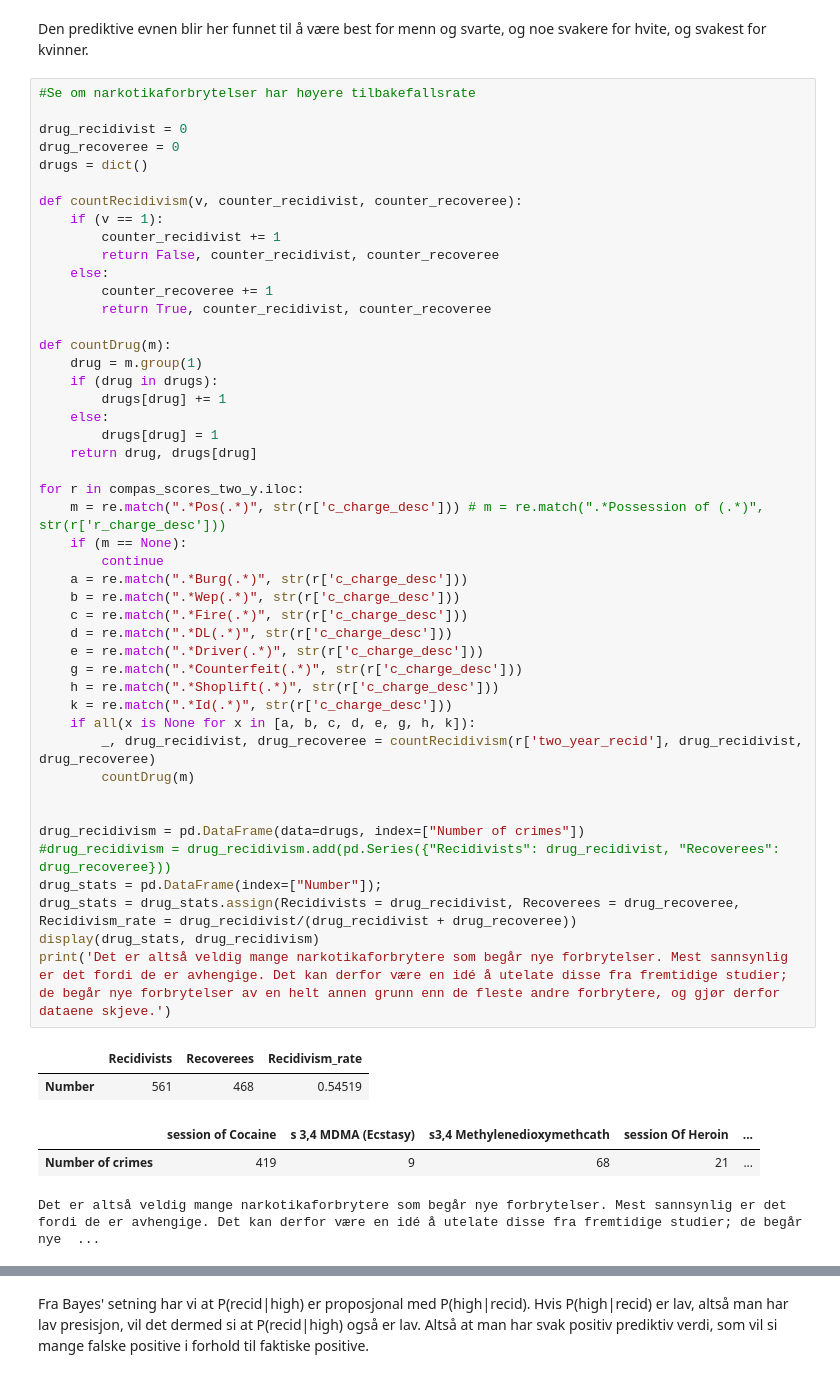
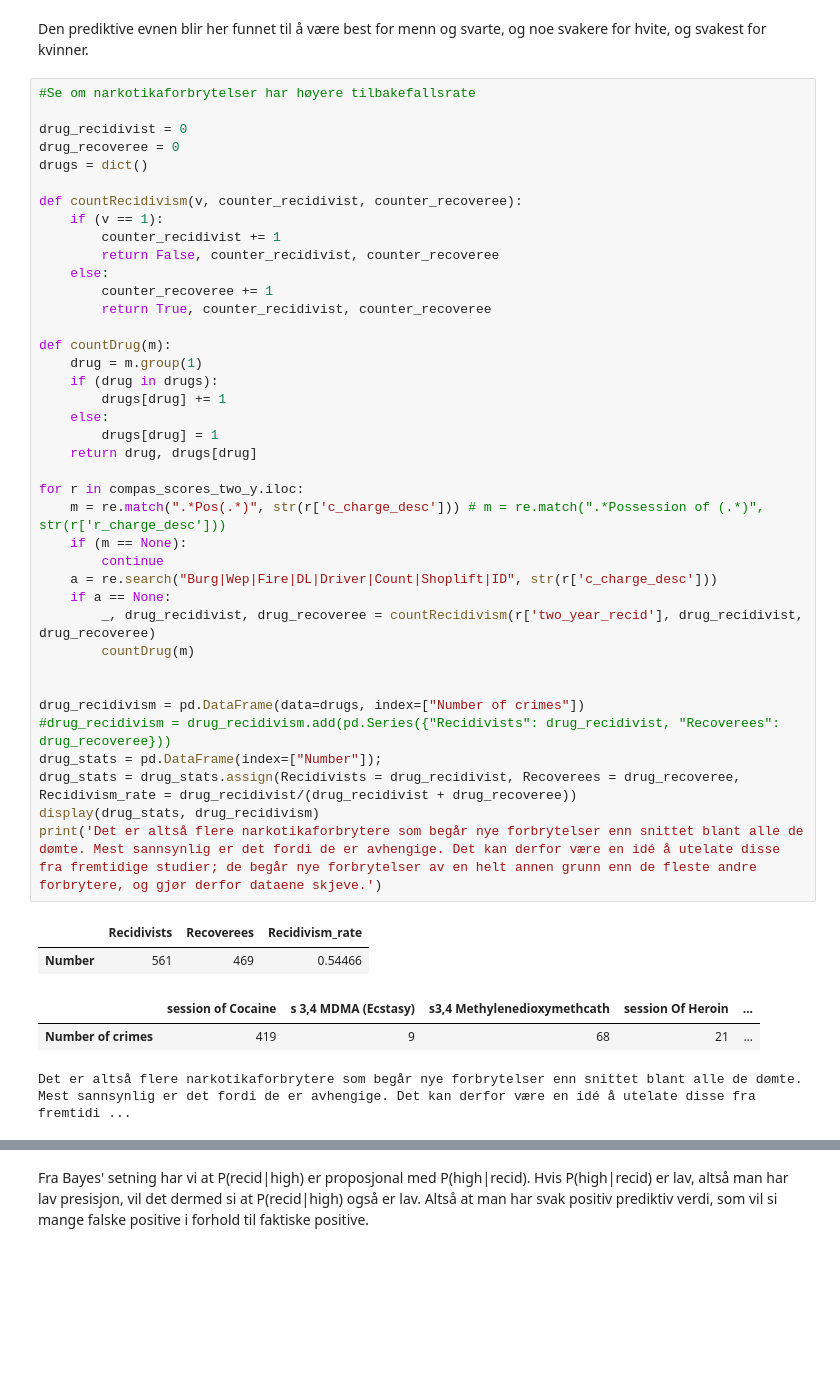
Before and after one commit to Fredstandal/HON2200_prosjekt_1, a Jupyter notebook: COMPAS data investigation.ipynb, the cells around one changed output, grey strips where cells are left out. Saved outputs shown, nothing was run; the diff lists cells and outputs as text; blank space fills up the shorter version.

```diff
--- a/COMPAS data investigation.ipynb
+++ b/COMPAS data investigation.ipynb
@@ -156,45 +156,38 @@ def countRecidivism(v, counter_recidivist, counter_recoveree):
     if (v == 1):
         counter_recidivist += 1
         return False, counter_recidivist, counter_recoveree
     else:
         counter_recoveree += 1
         return True, counter_recidivist, counter_recoveree
 
 def countDrug(m):
     drug = m.group(1)
     if (drug in drugs):
         drugs[drug] += 1
     else:
         drugs[drug] = 1
     return drug, drugs[drug]
 
 for r in compas_scores_two_y.iloc:
     m = re.match(".*Pos(.*)", str(r['c_charge_desc'])) # m = re.match(".*Possession of (.*)", str(r['r_charge_desc']))
     if (m == None):
         continue
-    a = re.match(".*Burg(.*)", str(r['c_charge_desc']))
-    b = re.match(".*Wep(.*)", str(r['c_charge_desc']))
-    c = re.match(".*Fire(.*)", str(r['c_charge_desc']))
-    d = re.match(".*DL(.*)", str(r['c_charge_desc']))
-    e = re.match(".*Driver(.*)", str(r['c_charge_desc']))
-    g = re.match(".*Counterfeit(.*)", str(r['c_charge_desc']))
-    h = re.match(".*Shoplift(.*)", str(r['c_charge_desc']))
-    k = re.match(".*Id(.*)", str(r['c_charge_desc']))
-    if all(x is None for x in [a, b, c, d, e, g, h, k]):
+    a = re.search("Burg|Wep|Fire|DL|Driver|Count|Shoplift|ID", str(r['c_charge_desc']))
+    if a == None:
         _, drug_recidivist, drug_recoveree = countRecidivism(r['two_year_recid'], drug_recidivist, drug_recoveree)
         countDrug(m)
 
 
 drug_recidivism = pd.DataFrame(data=drugs, index=["Number of crimes"])
 #drug_recidivism = drug_recidivism.add(pd.Series({"Recidivists": drug_recidivist, "Recoverees": drug_recoveree}))
 drug_stats = pd.DataFrame(index=["Number"]);
 drug_stats = drug_stats.assign(Recidivists = drug_recidivist, Recoverees = drug_recoveree, Recidivism_rate = drug_recidivist/(drug_recidivist + drug_recoveree))
 display(drug_stats, drug_recidivism)
-print('Det er altså veldig mange narkotikaforbrytere som begår nye forbrytelser. Mest sannsynlig er det fordi de er avhengige. Det kan derfor være en idé å utelate disse fra fremtidige studier; de begår nye forbrytelser av en helt annen grunn enn de fleste andre forbrytere, og gjør derfor dataene skjeve.')
+print('Det er altså flere narkotikaforbrytere som begår nye forbrytelser enn snittet blant alle de dømte. Mest sannsynlig er det fordi de er avhengige. Det kan derfor være en idé å utelate disse fra fremtidige studier; de begår nye forbrytelser av en helt annen grunn enn de fleste andre forbrytere, og gjør derfor dataene skjeve.')
 # %% [output]
 |  | Recidivists | Recoverees | Recidivism_rate |
-| Number | 561 | 468 | 0.54519 |
+| Number | 561 | 469 | 0.54466 |
 |  | session of Cocaine | s 3,4 MDMA (Ecstasy) | s3,4 Methylenedioxymethcath | session Of Heroin | ... |
 | Number of crimes | 419 | 9 | 68 | 21 | ... |
-Det er altså veldig mange narkotikaforbrytere som begår nye forbrytelser. Mest sannsynlig er det fordi de er avhengige. Det kan derfor være en idé å utelate disse fra fremtidige studier; de begår nye  ...
+Det er altså flere narkotikaforbrytere som begår nye forbrytelser enn snittet blant alle de dømte. Mest sannsynlig er det fordi de er avhengige. Det kan derfor være en idé å utelate disse fra fremtidi ...
 # %%
```
Also changed, not shown: parts of 4 cells of this notebook.
